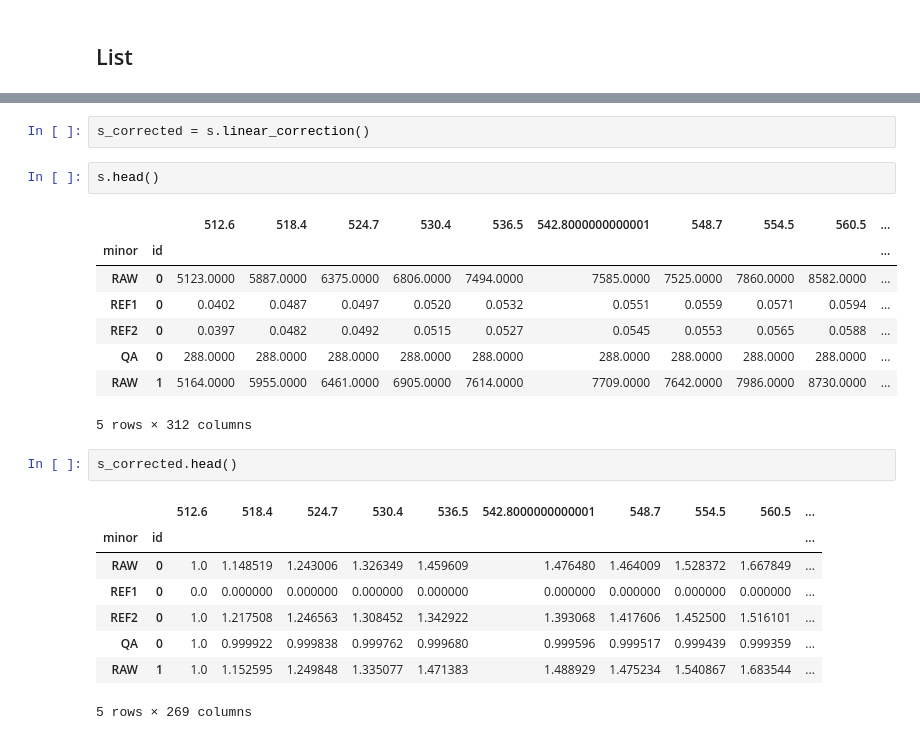
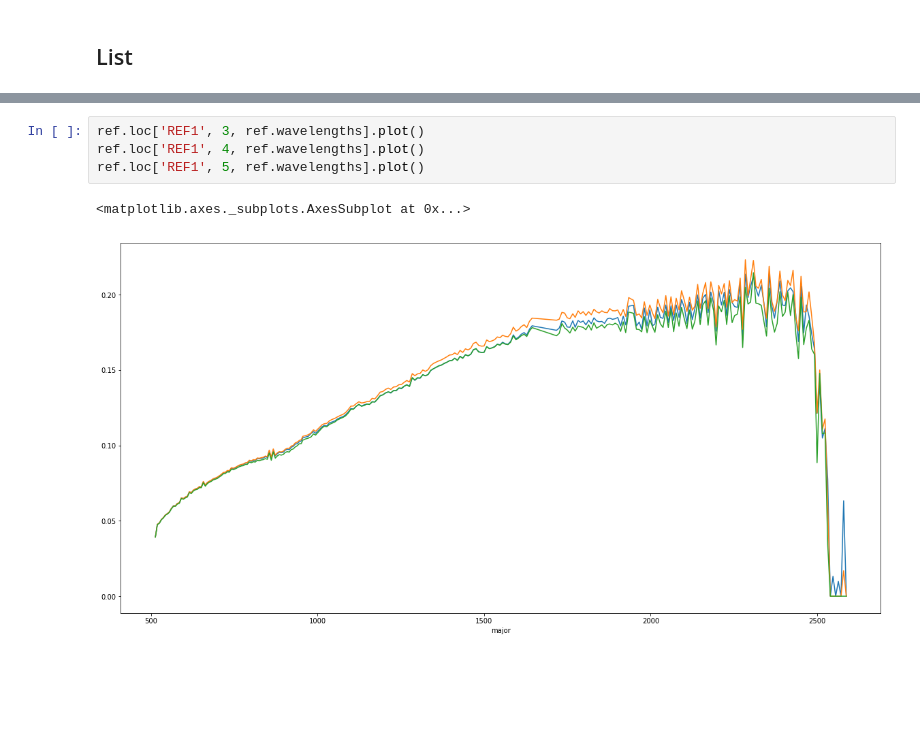
Before and after one commit to jlaura/PyHAT, a Jupyter notebook: notebooks/SP Example.ipynb, the cells around one changed output, grey strips where cells are left out. Drawn from its saved outputs; the diff is of its cells as text; blank space fills up the shorter version.

```diff
--- a/notebooks/SP Example.ipynb
+++ b/notebooks/SP Example.ipynb
@@ -171,24 +166,7 @@ raw_corrected.iloc[4].plot()
-# %%
-s_corrected = s.linear_correction()
-# %%
-s.head()
-# %% [output]
-|  |  | 512.6 | 518.4 | 524.7 | 530.4 | 536.5 | 542.8000000000001 | 548.7 | 554.5 | 560.5 | ... |
-| minor | id |  |  |  |  |  |  |  |  |  | ... |
-| RAW | 0 | 5123.0000 | 5887.0000 | 6375.0000 | 6806.0000 | 7494.0000 | 7585.0000 | 7525.0000 | 7860.0000 | 8582.0000 | ... |
-| REF1 | 0 | 0.0402 | 0.0487 | 0.0497 | 0.0520 | 0.0532 | 0.0551 | 0.0559 | 0.0571 | 0.0594 | ... |
-| REF2 | 0 | 0.0397 | 0.0482 | 0.0492 | 0.0515 | 0.0527 | 0.0545 | 0.0553 | 0.0565 | 0.0588 | ... |
-| QA | 0 | 288.0000 | 288.0000 | 288.0000 | 288.0000 | 288.0000 | 288.0000 | 288.0000 | 288.0000 | 288.0000 | ... |
-| RAW | 1 | 5164.0000 | 5955.0000 | 6461.0000 | 6905.0000 | 7614.0000 | 7709.0000 | 7642.0000 | 7986.0000 | 8730.0000 | ... |
-5 rows × 312 columns
-# %%
-s_corrected.head()
-# %% [output]
-|  |  | 512.6 | 518.4 | 524.7 | 530.4 | 536.5 | 542.8000000000001 | 548.7 | 554.5 | 560.5 | ... |
-| minor | id |  |  |  |  |  |  |  |  |  | ... |
-| RAW | 0 | 1.0 | 1.148519 | 1.243006 | 1.326349 | 1.459609 | 1.476480 | 1.464009 | 1.528372 | 1.667849 | ... |
-| REF1 | 0 | 0.0 | 0.000000 | 0.000000 | 0.000000 | 0.000000 | 0.000000 | 0.000000 | 0.000000 | 0.000000 | ... |
-| REF2 | 0 | 1.0 | 1.217508 | 1.246563 | 1.308452 | 1.342922 | 1.393068 | 1.417606 | 1.452500 | 1.516101 | ... |
-| QA | 0 | 1.0 | 0.999922 | 0.999838 | 0.999762 | 0.999680 | 0.999596 | 0.999517 | 0.999439 | 0.999359 | ... |
-| RAW | 1 | 1.0 | 1.152595 | 1.249848 | 1.335077 | 1.471383 | 1.488929 | 1.475234 | 1.540867 | 1.683544 | ... |
-5 rows × 269 columns
+# %%
+ref.loc['REF1', 3, ref.wavelengths].plot()
+ref.loc['REF1', 4, ref.wavelengths].plot()
+ref.loc['REF1', 5, ref.wavelengths].plot()
+# %% [output]
+<matplotlib.axes._subplots.AxesSubplot at 0x...>
+[figure, added]
```
Also changed, not shown: parts of 16 cells of this notebook, 1 other file.
